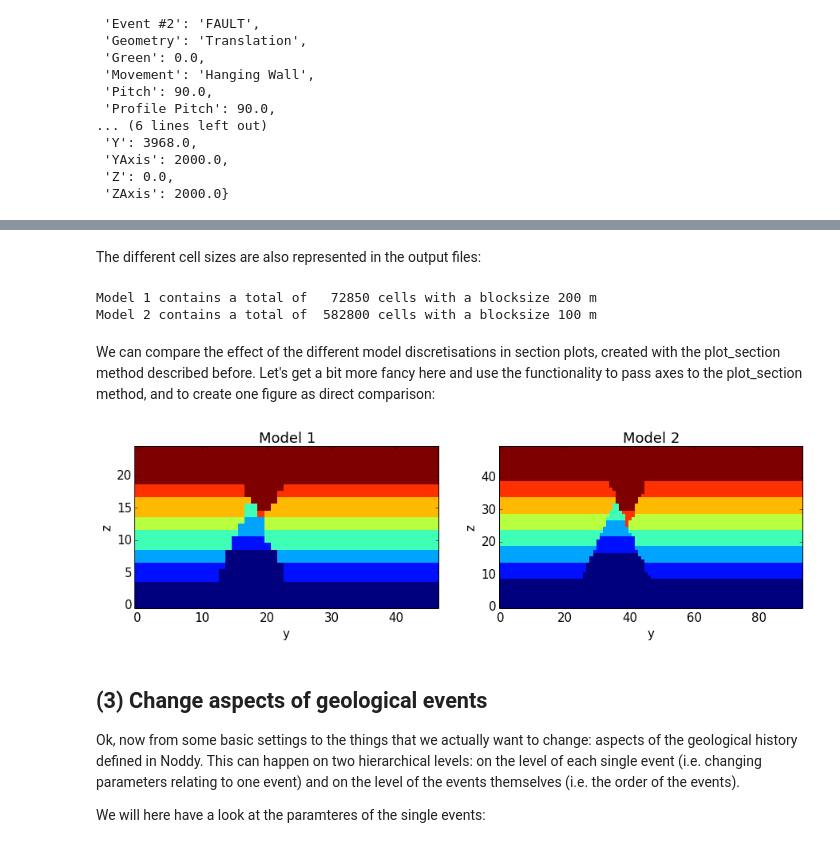
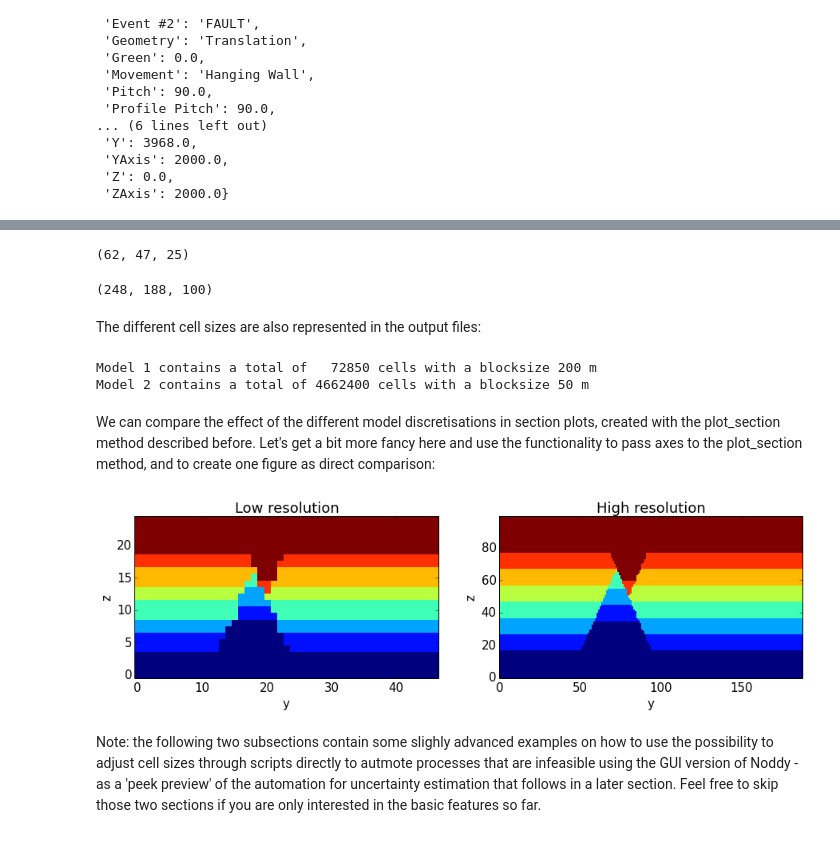
Before and after one commit to cgre-aachen/pynoddy, a Jupyter notebook: docs/notebooks/2-Adjust-input.ipynb, the cells around one changed output, grey strips where cells are left out. Drawn from its saved outputs; the diff is of its cells as text; code cells hidden in the pictures.

```diff
--- a/docs/notebooks/2-Adjust-input.ipynb
+++ b/docs/notebooks/2-Adjust-input.ipynb
@@ -83,19 +85,24 @@ The Noddy model itself is, once computed, a continuous model in 3-D space. Howev
 A simple example to change the cube size and write a new history file:
 # %%
 # We will first recompute the model and store results in an output file for comparison
-reload(pynoddy)
-NH1 = pynoddy.NoddyHistory(history)
+reload(pynoddy.history)
+reload(pynoddy.output)
+NH1 = pynoddy.history.NoddyHistory(history)
 pynoddy.compute_model(history, output_name)
-NO1 = pynoddy.NoddyOutput(output_name)
+NO1 = pynoddy.output.NoddyOutput(output_name)
+# %% [output]
+(62, 47, 25)
 # %%
 # Now: change cubsize, write to new file and recompute
-NH1.change_cube_size(100)
+NH1.change_cube_size(50)
 # Save model to a new history file and recompute (Note: may take a while to compute now)
 new_history = "fault_model_changed_cubesize.his"
 new_output_name = "noddy_out_changed_cube"
 NH1.write_history(new_history)
 pynoddy.compute_model(new_history, new_output_name)
-NO2 = pynoddy.NoddyOutput(new_output_name)
+NO2 = pynoddy.output.NoddyOutput(new_output_name)
+# %% [output]
+(248, 188, 100)
 # %% [markdown]
 The different cell sizes are also represented in the output files:
 # %%
@@ -105,24 +112,19 @@ print("Model 2 contains a total of %7d cells with a blocksize %.0f m" %
       (NO2.n_total, NO2.delx))
 # %% [output]
 Model 1 contains a total of   72850 cells with a blocksize 200 m
-Model 2 contains a total of  582800 cells with a blocksize 100 m
+Model 2 contains a total of 4662400 cells with a blocksize 50 m
 # %% [markdown]
 We can compare the effect of the different model discretisations in section plots, created with the plot_section method described before. Let's get a bit more fancy here and use the functionality to pass axes to the plot_section method, and to create one figure as direct comparison:
 # %%
 # create basic figure layout
 fig = plt.figure(figsize = (15,5))
 ax1 = fig.add_subplot(121)
 ax2 = fig.add_subplot(122)
-NO1.plot_section('x', ax = ax1, colorbar=False, title="Model 1")
-NO2.plot_section('x', ax = ax2, colorbar=False, title="Model 2")
+NO1.plot_section('x', position=0, ax = ax1, colorbar=False, title="Low resolution")
+NO2.plot_section('x', position=1, ax = ax2, colorbar=False, title="High resolution")
 
 plt.show()
 # %% [output]
-[figure, old version]
+[figure, new version]
-# %% [markdown]
-(3) Change aspects of geological events
---------
-
-Ok, now from some basic settings to the things that we actually want to change: aspects of the geological history defined in Noddy. This can happen on two hierarchical levels: on the level of each single event (i.e. changing parameters relating to one event) and on the level of the events themselves (i.e. the order of the events).
-
-We will here have a look at the paramteres of the single events:
+# %% [markdown]
+Note: the following two subsections contain some slighly advanced examples on how to use the possibility to adjust cell sizes through scripts directly to autmote processes that are infeasible using the GUI version of Noddy - as a 'peek preview' of the automation for uncertainty estimation that follows in a later section. Feel free to skip those two sections if you are only interested in the basic features so far.
```
Also changed, not shown: parts of 31 cells of this notebook, 55 other files.
